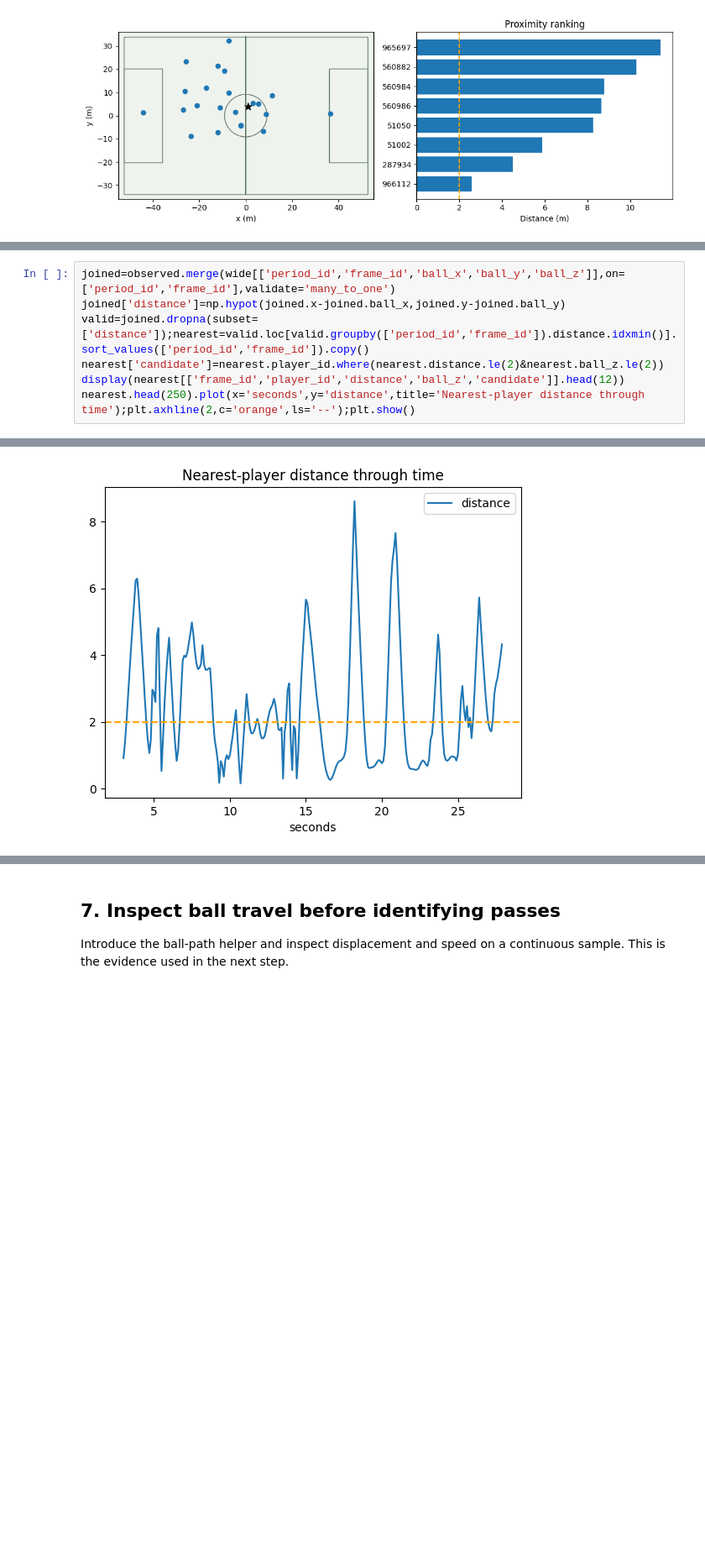
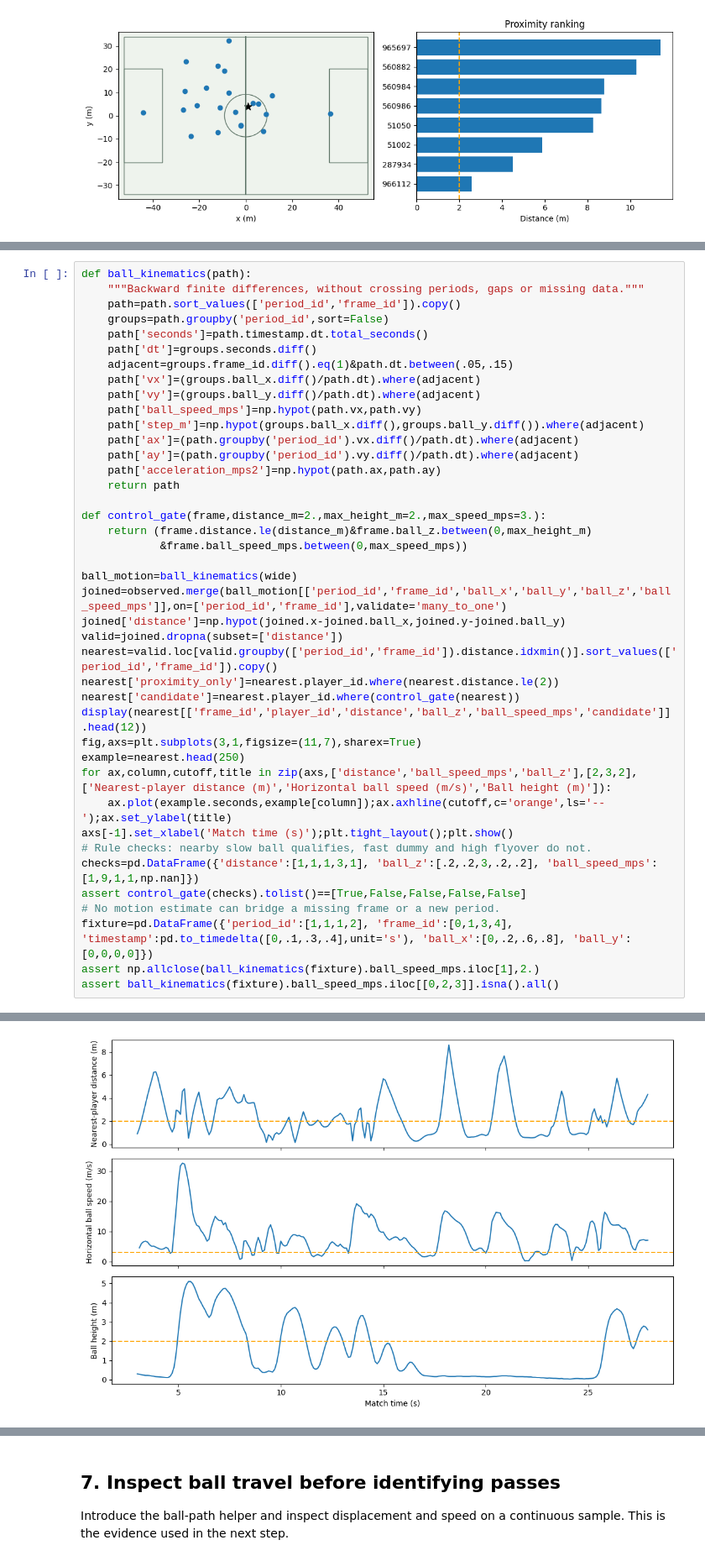
Before and after one commit to zcochran27/tracking-data-applied-workshop, a Jupyter notebook: notebooks/methods/02_event_detection.ipynb, the cells around one changed output, grey strips where cells are left out. Shown at 84% size. Cells and saved outputs as stored; diff of their text form; blank space fills up the shorter version.

Commit message:
Teach formation matching and physics-based possession rules in slides and notebooks

```diff
--- a/notebooks/methods/02_event_detection.ipynb
+++ b/notebooks/methods/02_event_detection.ipynb
@@ -137,8 +139,42 @@ Apply the distance calculation to all frames. The radius and height cutoff are e
 # %%
-joined=observed.merge(wide[['period_id','frame_id','ball_x','ball_y','ball_z']],on=['period_id','frame_id'],validate='many_to_one')
+def ball_kinematics(path):
+    """Backward finite differences, without crossing periods, gaps or missing data."""
+    path=path.sort_values(['period_id','frame_id']).copy()
+    groups=path.groupby('period_id',sort=False)
+    path['seconds']=path.timestamp.dt.total_seconds()
+    path['dt']=groups.seconds.diff()
+    adjacent=groups.frame_id.diff().eq(1)&path.dt.between(.05,.15)
+    path['vx']=(groups.ball_x.diff()/path.dt).where(adjacent)
+    path['vy']=(groups.ball_y.diff()/path.dt).where(adjacent)
+    path['ball_speed_mps']=np.hypot(path.vx,path.vy)
+    path['step_m']=np.hypot(groups.ball_x.diff(),groups.ball_y.diff()).where(adjacent)
+    path['ax']=(path.groupby('period_id').vx.diff()/path.dt).where(adjacent)
+    path['ay']=(path.groupby('period_id').vy.diff()/path.dt).where(adjacent)
+    path['acceleration_mps2']=np.hypot(path.ax,path.ay)
+    return path
+
+def control_gate(frame,distance_m=2.,max_height_m=2.,max_speed_mps=3.):
+    return (frame.distance.le(distance_m)&frame.ball_z.between(0,max_height_m)
+            &frame.ball_speed_mps.between(0,max_speed_mps))
+
+ball_motion=ball_kinematics(wide)
+joined=observed.merge(ball_motion[['period_id','frame_id','ball_x','ball_y','ball_z','ball_speed_mps']],on=['period_id','frame_id'],validate='many_to_one')
 joined['distance']=np.hypot(joined.x-joined.ball_x,joined.y-joined.ball_y)
-valid=joined.dropna(subset=['distance']);nearest=valid.loc[valid.groupby(['period_id','frame_id']).distance.idxmin()].sort_values(['period_id','frame_id']).copy()
-nearest['candidate']=nearest.player_id.where(nearest.distance.le(2)&nearest.ball_z.le(2))
-display(nearest[['frame_id','player_id','distance','ball_z','candidate']].head(12))
-nearest.head(250).plot(x='seconds',y='distance',title='Nearest-player distance through time');plt.axhline(2,c='orange',ls='--');plt.show()
+valid=joined.dropna(subset=['distance'])
+nearest=valid.loc[valid.groupby(['period_id','frame_id']).distance.idxmin()].sort_values(['period_id','frame_id']).copy()
+nearest['proximity_only']=nearest.player_id.where(nearest.distance.le(2))
+nearest['candidate']=nearest.player_id.where(control_gate(nearest))
+display(nearest[['frame_id','player_id','distance','ball_z','ball_speed_mps','candidate']].head(12))
+fig,axs=plt.subplots(3,1,figsize=(11,7),sharex=True)
+example=nearest.head(250)
+for ax,column,cutoff,title in zip(axs,['distance','ball_speed_mps','ball_z'],[2,3,2],['Nearest-player distance (m)','Horizontal ball speed (m/s)','Ball height (m)']):
+    ax.plot(example.seconds,example[column]);ax.axhline(cutoff,c='orange',ls='--');ax.set_ylabel(title)
+axs[-1].set_xlabel('Match time (s)');plt.tight_layout();plt.show()
+# Rule checks: nearby slow ball qualifies, fast dummy and high flyover do not.
+checks=pd.DataFrame({'distance':[1,1,1,3,1], 'ball_z':[.2,.2,3,.2,.2], 'ball_speed_mps':[1,9,1,1,np.nan]})
+assert control_gate(checks).tolist()==[True,False,False,False,False]
+# No motion estimate can bridge a missing frame or a new period.
+fixture=pd.DataFrame({'period_id':[1,1,1,2], 'frame_id':[0,1,3,4], 'timestamp':pd.to_timedelta([0,.1,.3,.4],unit='s'), 'ball_x':[0,.2,.6,.8], 'ball_y':[0,0,0,0]})
+assert np.allclose(ball_kinematics(fixture).ball_speed_mps.iloc[1],2.)
+assert ball_kinematics(fixture).ball_speed_mps.iloc[[0,2,3]].isna().all()
 # %% [output]
@@ -158,4 +194,4 @@ nearest.head(250).plot(x='seconds',y='distance',title='Nearest-player distance t
-[figure, old version]
+[figure, new version]
 # %% [markdown]
 ## 6. Group stable possession intervals
 
```
Also changed, not shown: parts of 12 cells of this notebook, 12 other files.
